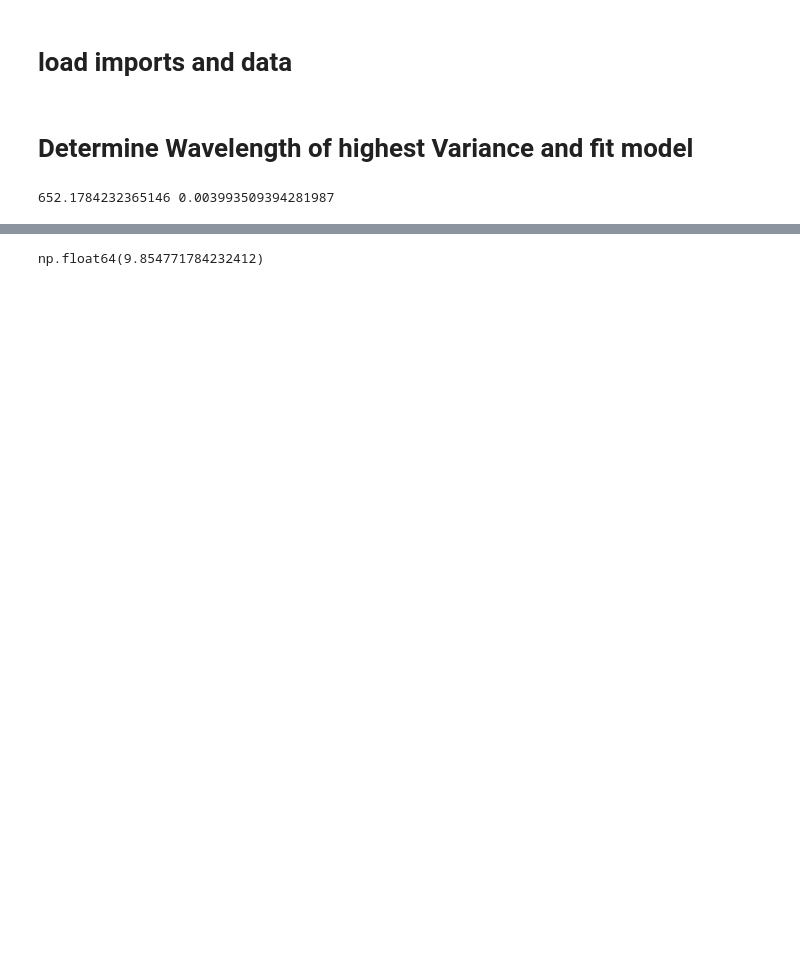
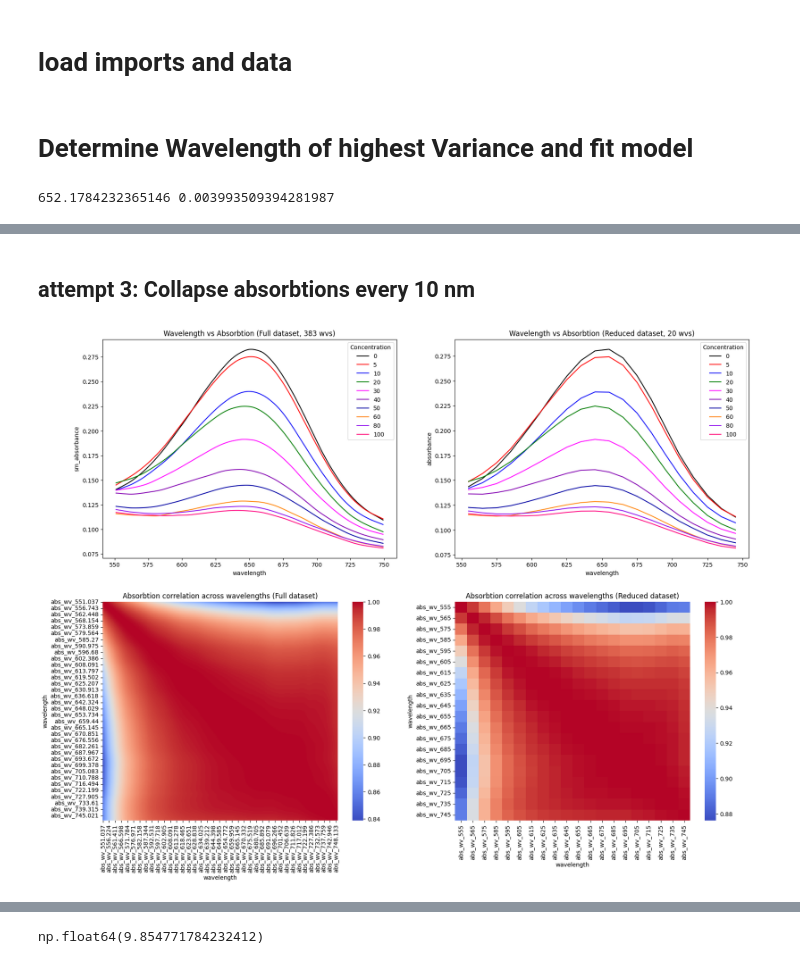
Before and after one commit to cvraut/colorimetry_ML, a Jupyter notebook: code/p02_study_mse/Study_MSE.ipynb, the cells around one changed output, grey strips where cells are left out. Saved outputs shown, nothing was run; the diff lists cells and outputs as text; code cells hidden in the pictures; blank space fills up the shorter version.

```diff
--- a/code/p02_study_mse/Study_MSE.ipynb
+++ b/code/p02_study_mse/Study_MSE.ipynb
@@ -86,0 +405,34 @@ Notes:
+# %% [markdown]
+## attempt 3: Collapse absorbtions every 10 nm
+# %%
+## attempt 3: collapse wavelengths every 10 nm
+# now fit the sv linear regression models for all the features and map each feature to the MSE
+collapsed_df = wide_data[["Concentration"]].copy(deep=True)
+for wv_start in range(550, 750, 10):
+    wv_end = wv_start + 10
+    wv_cols = [c for c in wide_data.columns if "_" in c and wv_start <= float(c.split('_')[-1]) < wv_end]
+    collapsed_df[f"abs_wv_{wv_start+5}"] = wide_data[wv_cols].mean(axis=1)
+# %%
+X_filt = collapsed_df.drop(columns='Concentration')
+# %%
+long_data = X_filt.copy(deep=True)
+long_data['Concentration'] = y
+long_data = long_data.melt(id_vars='Concentration', var_name='wavelength', value_name='absorbance')
+long_data['wavelength'] = long_data['wavelength'].str.replace('abs_wv_', '').astype(float)
+
+# create 2 subplots
+fig, axs = plt.subplots(2, 2, figsize=(20, 15))
+axs = axs.flatten()
+webcolors = ["#000000","#FF0001","#0D0CF9","#017F03","#FF02FF","#8604B4","#0203A6","#FF870C","#9011EE","#FF0381"]
+sns.lineplot(data=data, x="wavelength", y="sm_absorbance", hue="Concentration", palette=webcolors, ax=axs[0])
+axs[0].set_title(f"Wavelength vs Absorbtion (Full dataset, {len(data)//len(y)} wvs)")
+sns.lineplot(data=long_data, x="wavelength", y="absorbance", hue="Concentration", palette=webcolors, ax=axs[1])
+axs[1].set_title(f"Wavelength vs Absorbtion (Reduced dataset, {len(long_data)//len(y)} wvs)")
+# now compare the correlation heatmaps
+sns.heatmap(X[sorted(X.columns)].corr(), cmap='coolwarm', ax=axs[2])
+axs[2].set_title("Absorbtion correlation across wavelengths (Full dataset)")
+sns.heatmap(X_filt[sorted(X_filt.columns)].corr(), cmap='coolwarm', ax=axs[3])
+axs[3].set_title("Absorbtion correlation across wavelengths (Reduced dataset)")
+plt.show()
+# %% [output]
+[figure, added]
```
Also changed, not shown: parts of 55 cells of this notebook, 3 other files.
